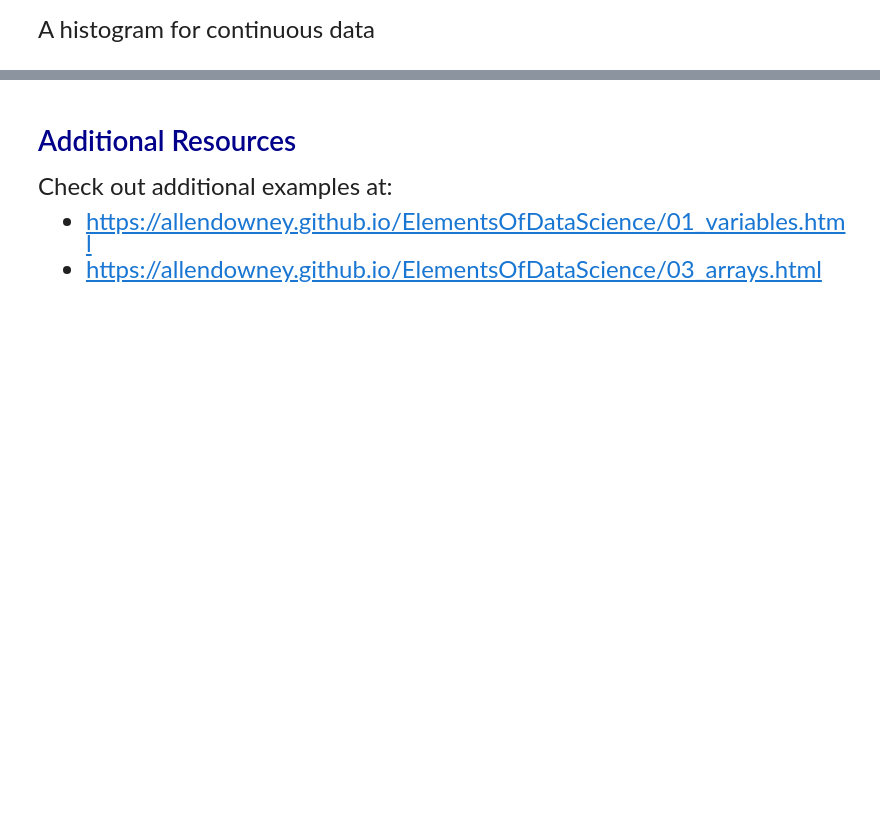
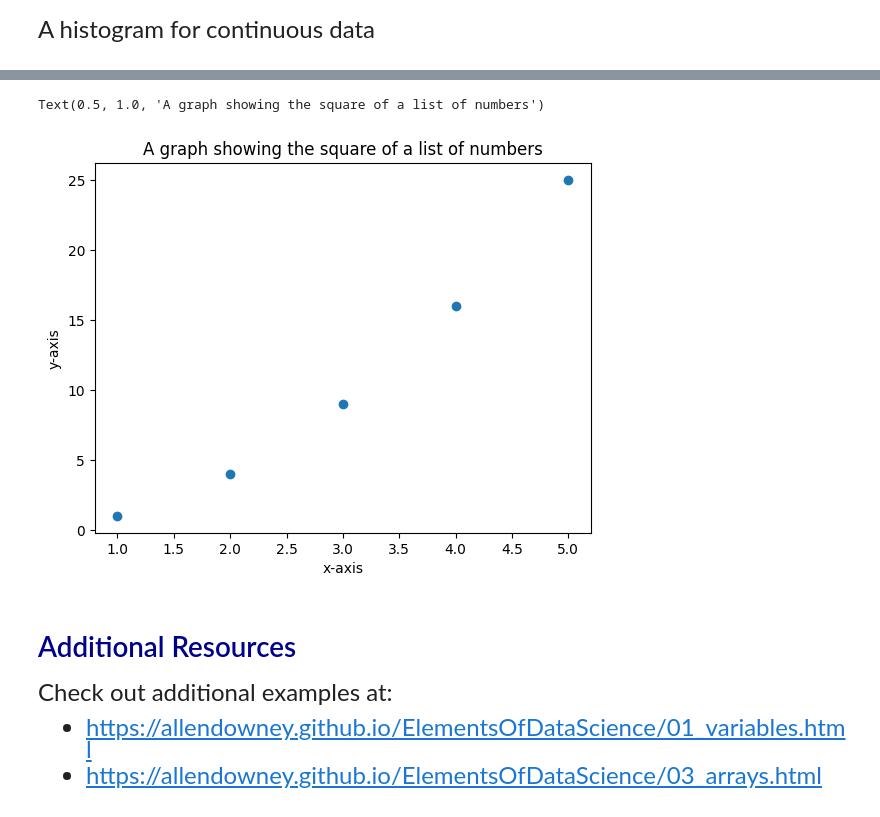
Before and after one commit to doloresq/qtm151spring2023, a Jupyter notebook: Lecture 02/Lecture 2.ipynb, the cells around one changed output, grey strips where cells are left out. Cells and saved outputs as stored; diff of their text form; code cells hidden in the pictures; blank space fills up the shorter version.

```diff
--- a/Lecture 02/Lecture 2.ipynb
+++ b/Lecture 02/Lecture 2.ipynb
@@ -190,3 +199,12 @@ plt.scatter(x = list_numbers, y = list_numbers_sqr)
+# %%
+plt.scatter(x = list_numbers, y = list_numbers_sqr)
+
+plt.xlabel("x-axis")
+plt.ylabel("y-axis")
+plt.title("A graph showing the square of a list of numbers")
+# %% [output]
+Text(0.5, 1.0, 'A graph showing the square of a list of numbers')
+[figure, added]
 # %%
 # Create a list with numbers, then create your own scatter plot
 # %% [markdown]
```
Also changed, not shown: parts of 6 cells of this notebook, 4 other files.
